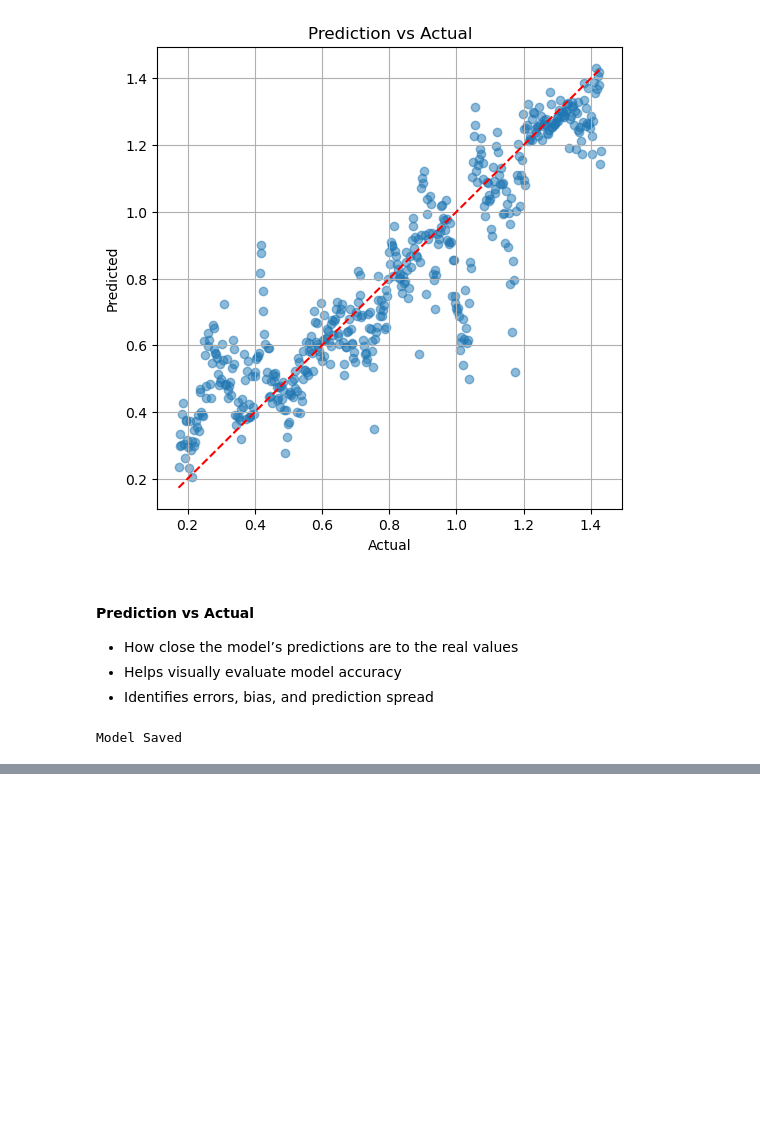
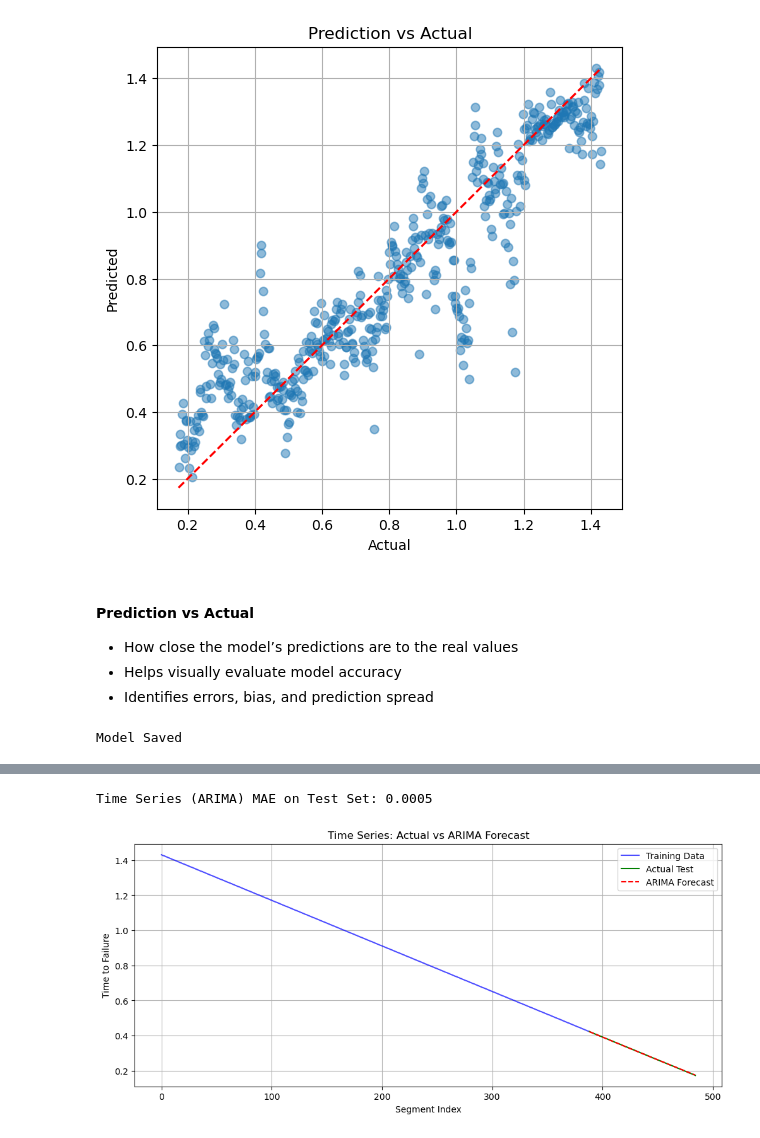
Before and after one commit to Sahil1393/LANL_Earthquake_Prediction, a Jupyter notebook: notebook/Model_train.ipynb, the cells around one changed output, grey strips where cells are left out. Saved outputs shown, nothing was run; the diff lists cells and outputs as text; code cells hidden in the pictures; blank space fills up the shorter version.

```diff
--- a/notebook/Model_train.ipynb
+++ b/notebook/Model_train.ipynb
@@ -294,0 +468,32 @@ Model Saved
+# %%
+# 17. ARIMA FORECAST AND EVALUATION
+
+
+ts_forecast = arima_fitted.forecast(steps=len(ts_test))
+ts_forecast = np.clip(ts_forecast, 0, 16)
+
+ts_mae = mean_absolute_error(ts_test, ts_forecast)
+print(f"Time Series (ARIMA) MAE on Test Set: {ts_mae:.4f}")
+# %% [output]
+Time Series (ARIMA) MAE on Test Set: 0.0005
+# %%
+# 18. TIME SERIES PLOT: ACTUAL VS ARIMA FORECAST
+
+plt.figure(figsize=(12, 5))
+plt.plot(range(len(ts_train)),
+         ts_train,
+         label='Training Data', color='blue', alpha=0.7)
+plt.plot(range(len(ts_train), len(y)),
+         ts_test,
+         label='Actual Test', color='green')
+plt.plot(range(len(ts_train), len(y)),
+         ts_forecast,
+         label='ARIMA Forecast', color='red', linestyle='--')
+plt.xlabel("Segment Index")
+plt.ylabel("Time to Failure")
+plt.title("Time Series: Actual vs ARIMA Forecast")
+plt.legend()
+plt.grid()
+plt.show()
+# %% [output]
+[figure, added]
```
Also changed, not shown: parts of 18 cells of this notebook, 1 other file.
